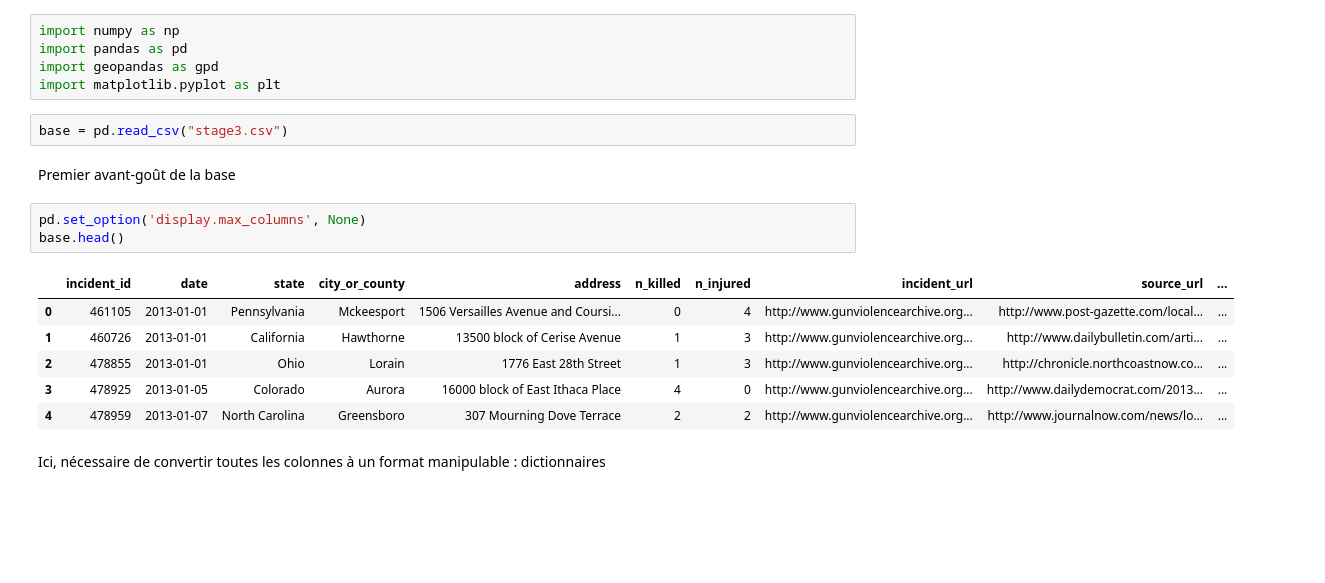
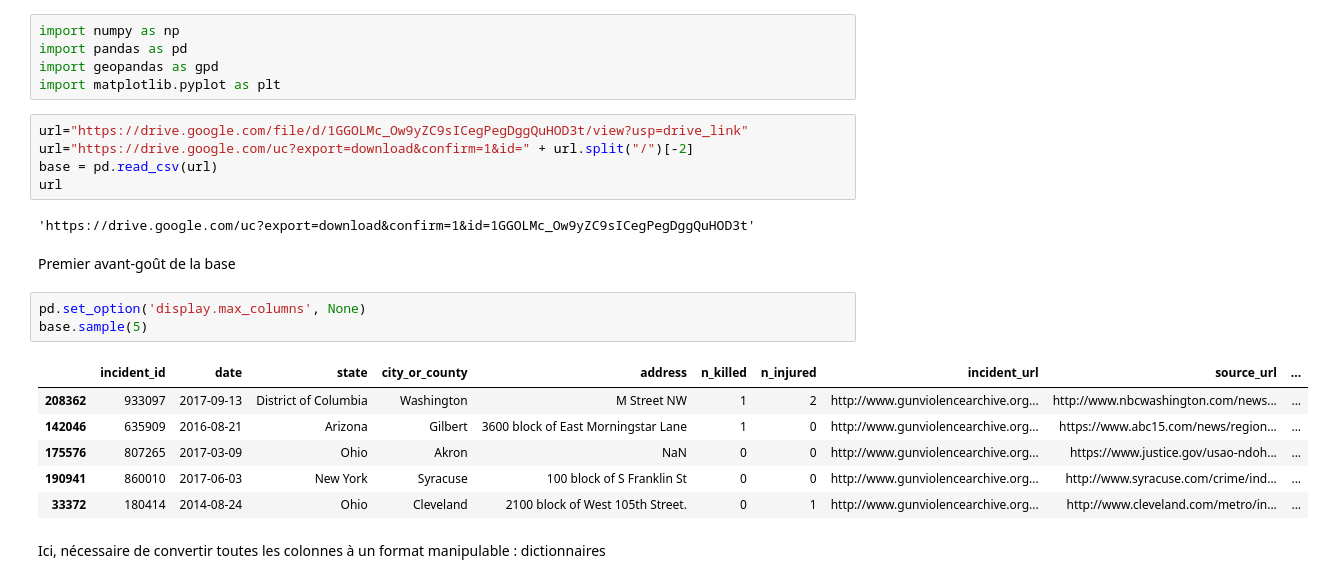
Before and after one commit to eleroux46/gun_violence, a Jupyter notebook: main.ipynb, the cells around one changed output. Saved outputs shown, nothing was run; the diff lists cells and outputs as text; blank space fills up the shorter version.

Commit message:
download from gdrive

```diff
--- a/main.ipynb
+++ b/main.ipynb
@@ -7,20 +7,25 @@ import numpy as np
 import pandas as pd
 import geopandas as gpd
 import matplotlib.pyplot as plt
-# %%
-base = pd.read_csv("stage3.csv")
+# %%
+url="https://drive.google.com/file/d/1GGOLMc_Ow9yZC9sICegPegDggQuHOD3t/view?usp=drive_link"
+url="https://drive.google.com/uc?export=download&confirm=1&id=" + url.split("/")[-2]
+base = pd.read_csv(url)
+url
+# %% [output]
+'https://drive.google.com/uc?export=download&confirm=1&id=1GGOLMc_Ow9yZC9sICegPegDggQuHOD3t'
 # %% [markdown]
 Premier avant-goût de la base
 # %%
 pd.set_option('display.max_columns', None)
-base.head()
+base.sample(5)
 # %% [output]
 |  | incident_id | date | state | city_or_county | address | n_killed | n_injured | incident_url | source_url | ... |
-| 0 | 461105 | 2013-01-01 | Pennsylvania | Mckeesport | 1506 Versailles Avenue and Coursi... | 0 | 4 | http://www.gunviolencearchive.org... | http://www.post-gazette.com/local... | ... |
-| 1 | 460726 | 2013-01-01 | California | Hawthorne | 13500 block of Cerise Avenue | 1 | 3 | http://www.gunviolencearchive.org... | http://www.dailybulletin.com/arti... | ... |
-| 2 | 478855 | 2013-01-01 | Ohio | Lorain | 1776 East 28th Street | 1 | 3 | http://www.gunviolencearchive.org... | http://chronicle.northcoastnow.co... | ... |
-| 3 | 478925 | 2013-01-05 | Colorado | Aurora | 16000 block of East Ithaca Place | 4 | 0 | http://www.gunviolencearchive.org... | http://www.dailydemocrat.com/2013... | ... |
-| 4 | 478959 | 2013-01-07 | North Carolina | Greensboro | 307 Mourning Dove Terrace | 2 | 2 | http://www.gunviolencearchive.org... | http://www.journalnow.com/news/lo... | ... |
+| 208362 | 933097 | 2017-09-13 | District of Columbia | Washington | M Street NW | 1 | 2 | http://www.gunviolencearchive.org... | http://www.nbcwashington.com/news... | ... |
+| 142046 | 635909 | 2016-08-21 | Arizona | Gilbert | 3600 block of East Morningstar Lane | 1 | 0 | http://www.gunviolencearchive.org... | https://www.abc15.com/news/region... | ... |
+| 175576 | 807265 | 2017-03-09 | Ohio | Akron | NaN | 0 | 0 | http://www.gunviolencearchive.org... | https://www.justice.gov/usao-ndoh... | ... |
+| 190941 | 860010 | 2017-06-03 | New York | Syracuse | 100 block of S Franklin St | 0 | 0 | http://www.gunviolencearchive.org... | http://www.syracuse.com/crime/ind... | ... |
+| 33372 | 180414 | 2014-08-24 | Ohio | Cleveland | 2100 block of West 105th Street. | 0 | 1 | http://www.gunviolencearchive.org... | http://www.cleveland.com/metro/in... | ... |
 # %% [markdown]
 Ici, nécessaire de convertir toutes les colonnes à un format manipulable : dictionnaires
 # %%
```
